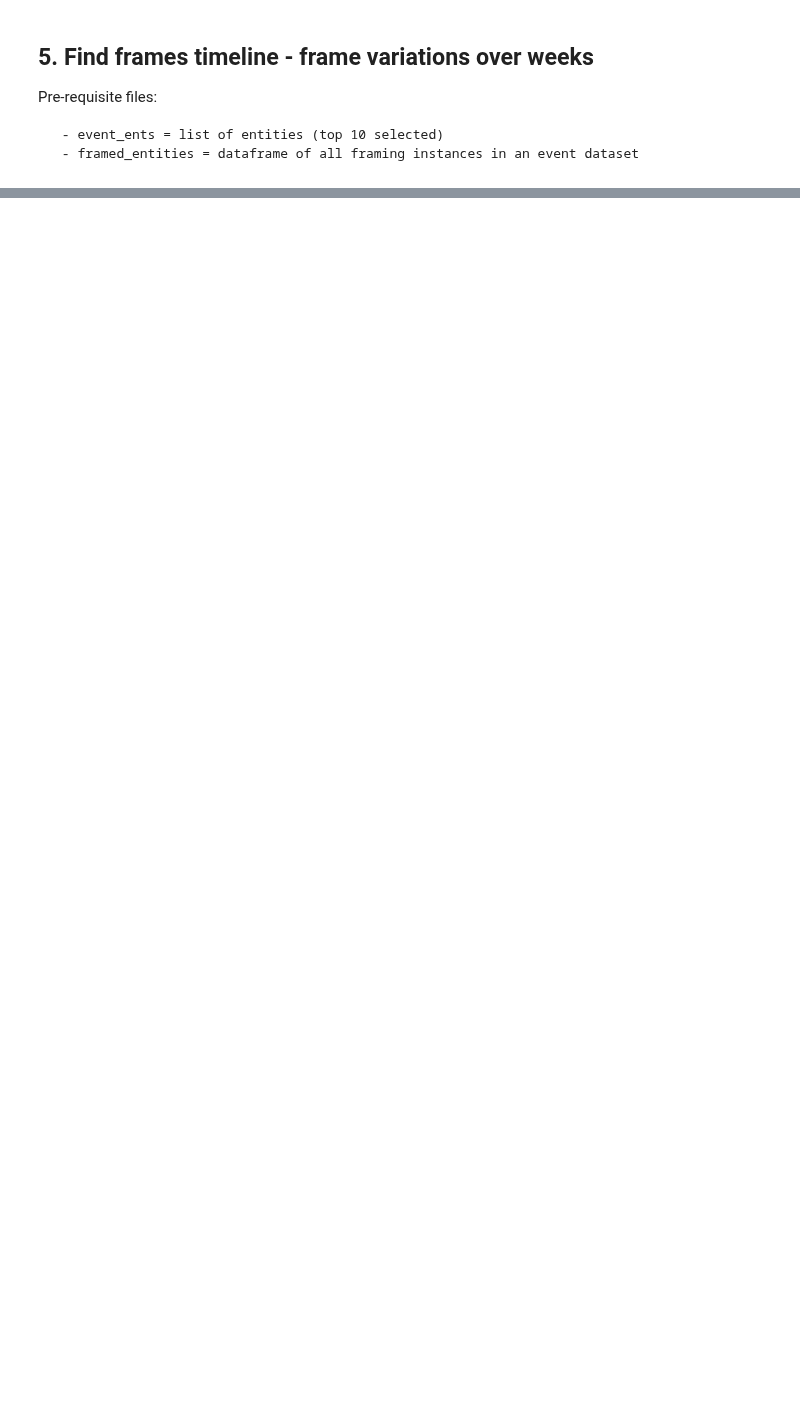
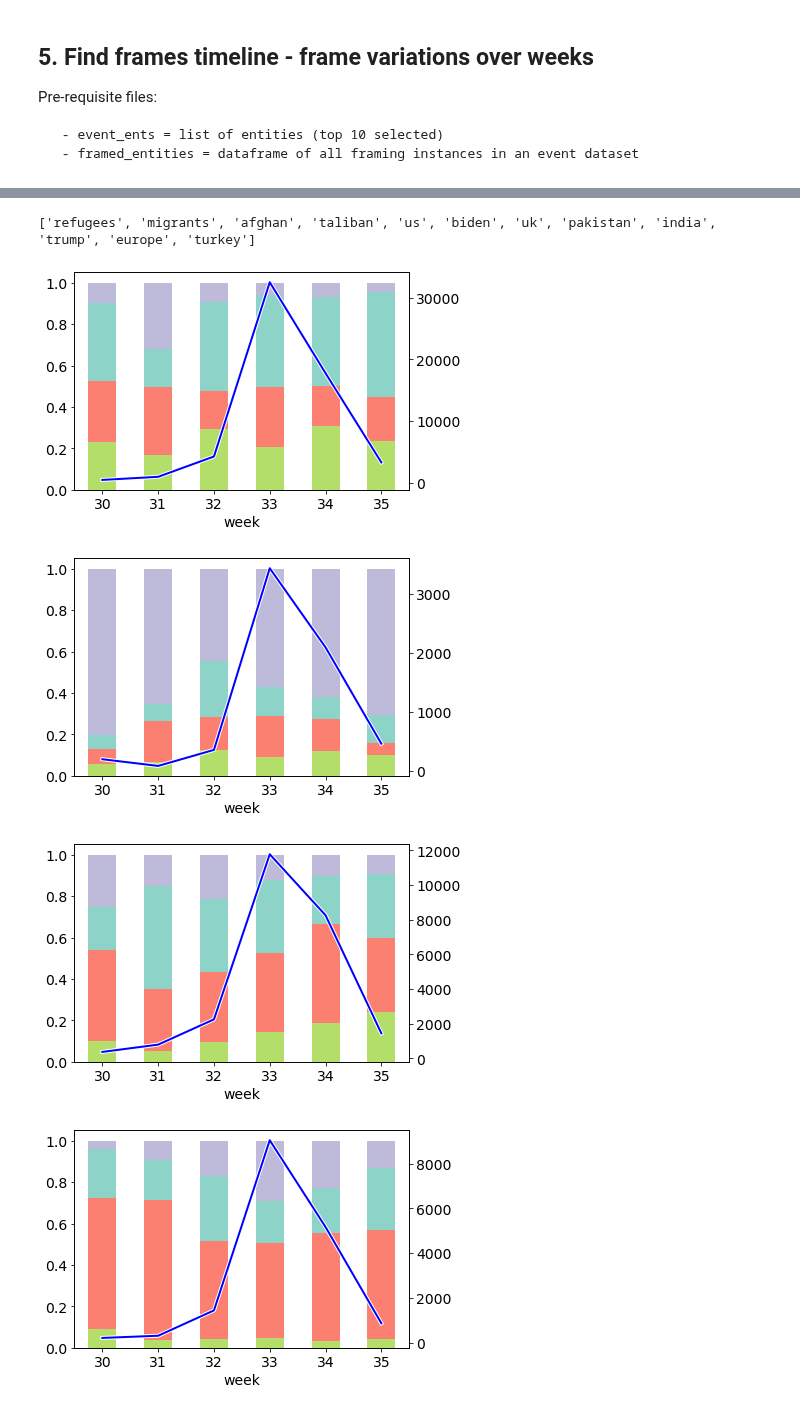
Before and after one commit to janiwo/refugee_project, a Jupyter notebook: Code/06 Frame Attribution.ipynb, the cells around one changed output, grey strips where cells are left out. Saved outputs shown, nothing was run; the diff lists cells and outputs as text; code cells hidden in the pictures; blank space fills up the shorter version.

```diff
--- a/Code/06 Frame Attribution.ipynb
+++ b/Code/06 Frame Attribution.ipynb
@@ -470,13 +436,13 @@ Pre-requisite files:
      - event_ents = list of entities (top 10 selected)
      - framed_entities = dataframe of all framing instances in an event dataset
 # %%
-import matplotlib
+import matplotlib.cm
 
 cmap = matplotlib.cm.get_cmap('Set3')
 
 # assigning the same color for a frame if it occurs across events
 list_of_frames = 'humanitarian economic political security military criminal reception assault migration violence integration relief'.split(' ')
-list_of_frames2 = 'xx xx military/political xx xx xx xx assault xx annihilation vulnerability'.split(' ')
+list_of_frames2 = 'xx xx military/political rescue xx xx xx assault xx annihilation vulnerability'.split(' ')
 colormap = {list_of_frames[i]:cmap(i,bytes=False) for i in range(len(list_of_frames))}
 colormap = {**colormap,  **{list_of_frames2[i]:cmap(i,bytes=False) for i in range(len(list_of_frames2))}}
 # %%
@@ -622,0 +534,14 @@ for entity in entities:
+# %%
+event_name = 'afghanistan'
+event_ents = load_pickle(f'{event_name}_what_merged')
+framed_entities = load_pickle(f'{event_name}_framed_entities')
+entities = ['refugees','migrants'] + list(event_ents.keys())[:10]
+print(entities)
+for entity in entities:
+    weekly_frames(entity,framed_entities,event_name)
+# %% [output]
+['refugees', 'migrants', 'afghan', 'taliban', 'us', 'biden', 'uk', 'pakistan', 'india', 'trump', 'europe', 'turkey']
+[figure, added]
+[figure, added]
+[figure, added]
+[figure, added]
```
Also changed, not shown: parts of 39 cells of this notebook, 3 other files.
